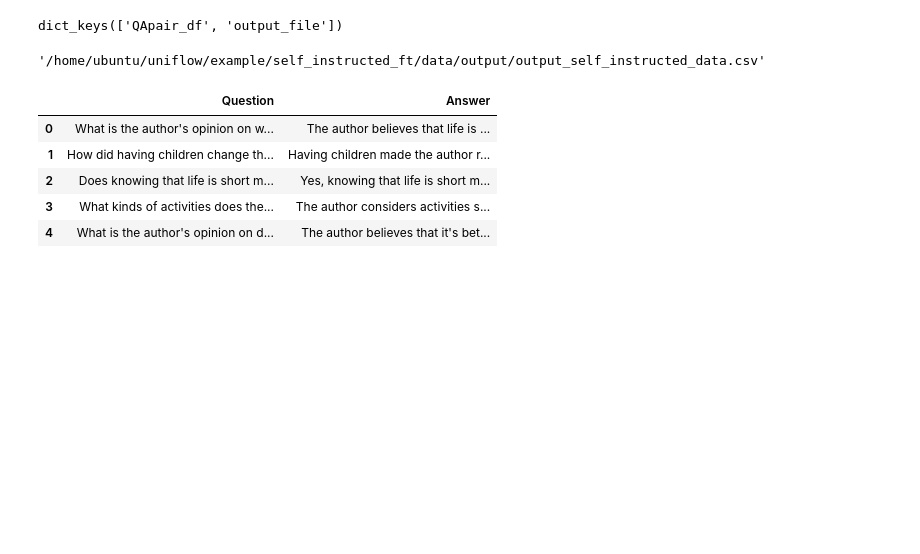
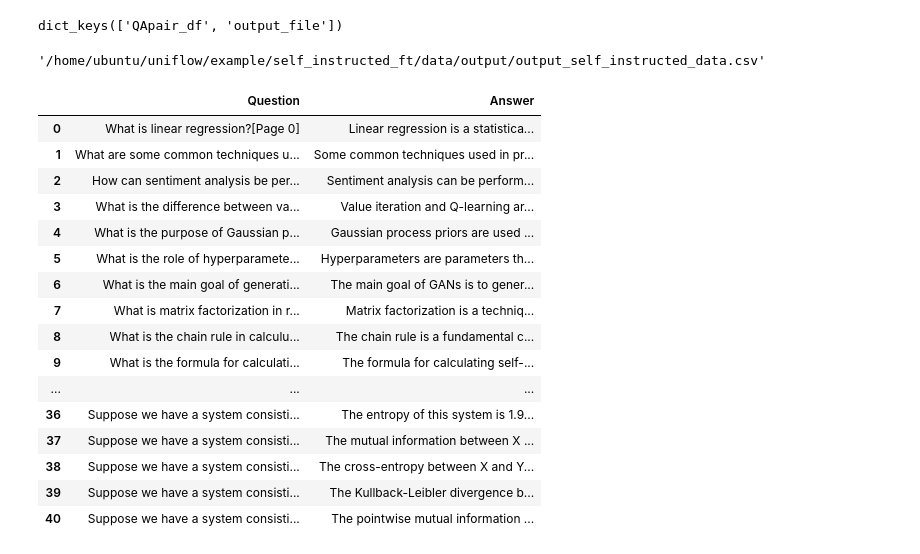
Before and after one commit to CambioML/uniflow-llm-based-pdf-extraction-text-cleaning-data-clustering, a Jupyter notebook: example/self_instructed_ft/demo_self_instruct_ft.ipynb, the cells around one changed output. Saved outputs shown, nothing was run; the diff lists cells and outputs as text; code cells hidden in the pictures; blank space fills up the shorter version.

```diff
--- a/example/self_instructed_ft/demo_self_instruct_ft.ipynb
+++ b/example/self_instructed_ft/demo_self_instruct_ft.ipynb
@@ -19,8 +19,8 @@ Uncomment any of the html files below as the sample file to build the self-instr
 # %%
 #html_file = "do_things_that_dont_scale.html" #from http://paulgraham.com/ds.html
 #html_file = "makers_schedule_managers_schedule.html" #from http://www.paulgraham.com/makersschedule.html
-html_file = "life_is_short.html" #http://www.paulgraham.com/vb.html
-#html_file = "22.11_information-theory.html"
+#html_file = "life_is_short.html" #http://www.paulgraham.com/vb.html
+html_file = "22.11_information-theory.html"
 # %% [markdown]
 Set current diretory and input data directory.
 # %%
@@ -82,13 +81,24 @@ output_dict[OUTPUT_NAME][0][OUTPUT_FILE]
 # %%
 # Set this option to None to display full contents of each column
 pd.set_option('display.max_colwidth', None)
 
-# print the first 5 entries in the generated question-answer pairs.
-output_dict[OUTPUT_NAME][0][QAPAIR_DF_KEY][:5]
+# print the first 50 entries in the generated question-answer pairs.
+output_dict[OUTPUT_NAME][0][QAPAIR_DF_KEY][:50]
 # %% [output]
 |  | Question | Answer |
-| 0 | What is the author's opinion on w... | The author believes that life is ... |
-| 1 | How did having children change th... | Having children made the author r... |
-| 2 | Does knowing that life is short m... | Yes, knowing that life is short m... |
-| 3 | What kinds of activities does the... | The author considers activities s... |
-| 4 | What is the author's opinion on d... | The author believes that it's bet... |
+| 0 | What is linear regression?[Page 0] | Linear regression is a statistica... |
+| 1 | What are some common techniques u... | Some common techniques used in pr... |
+| 2 | How can sentiment analysis be per... | Sentiment analysis can be perform... |
+| 3 | What is the difference between va... | Value iteration and Q-learning ar... |
+| 4 | What is the purpose of Gaussian p... | Gaussian process priors are used ... |
+| 5 | What is the role of hyperparamete... | Hyperparameters are parameters th... |
+| 6 | What is the main goal of generati... | The main goal of GANs is to gener... |
+| 7 | What is matrix factorization in r... | Matrix factorization is a techniq... |
+| 8 | What is the chain rule in calculu... | The chain rule is a fundamental c... |
+| 9 | What is the formula for calculati... | The formula for calculating self-... |
+| ... | ... | ... |
+| 36 | Suppose we have a system consisti... | The entropy of this system is 1.9... |
+| 37 | Suppose we have a system consisti... | The mutual information between X ... |
+| 38 | Suppose we have a system consisti... | The cross-entropy between X and Y... |
+| 39 | Suppose we have a system consisti... | The Kullback-Leibler divergence b... |
+| 40 | Suppose we have a system consisti... | The pointwise mutual information ... |
```
Also changed, not shown: parts of 3 cells of this notebook.
